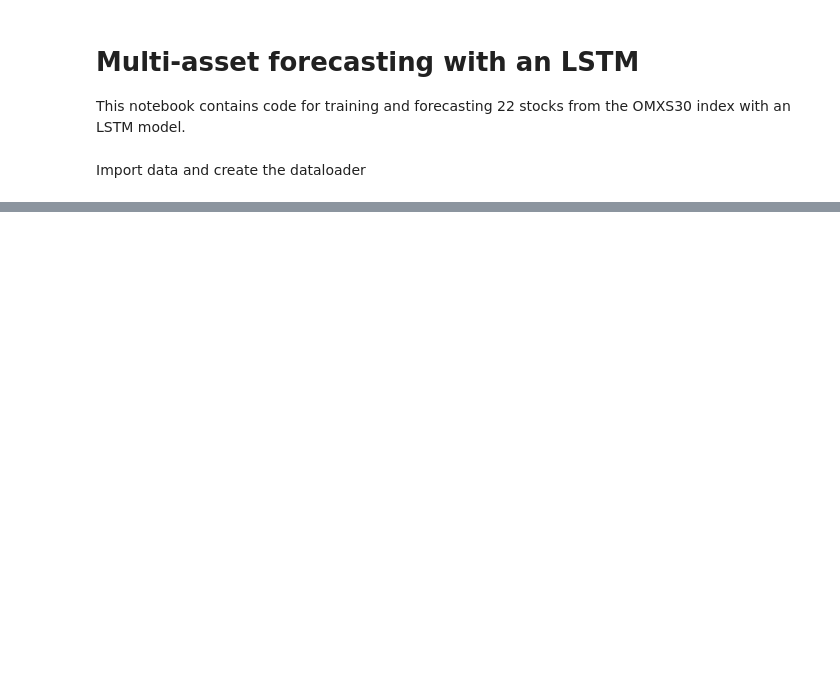
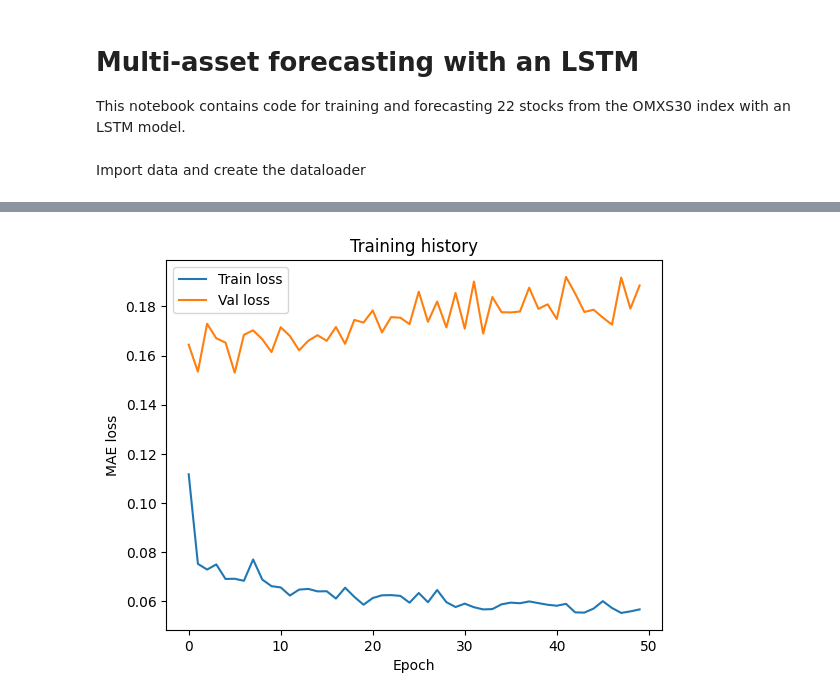
Before and after one commit to peogradin/Project-AMLNN, a Jupyter notebook: MultiAssetLSTM.ipynb, the cells around one changed output, grey strips where cells are left out. Saved outputs shown, nothing was run; the diff lists cells and outputs as text; code cells hidden in the pictures; blank space fills up the shorter version.

```diff
--- a/MultiAssetLSTM.ipynb
+++ b/MultiAssetLSTM.ipynb
@@ -118,3 +125,21 @@ plt.ylabel('Cumulative return (asset 0)')
 plt.title('Predicted vs Actual on Training Set (first asset)')
 plt.legend()
 plt.show()
+# %%
+import deeplay as dl
+
+
+gru_dl = dl.RecurrentModel(
+    in_features=len(features)*len(tickers),
+    hidden_features=[128, 128, 128],
+    out_features=len(tickers),
+    rnn_type="GRU",
+    dropout=0.2,
+)
+gru_stacked = dl.Regressor(gru_dl, optimizer=dl.Adam(lr=0.001)).create()
+
+trainer = dl.Trainer(max_epochs=50, accelerator="auto")
+trainer.fit(gru_stacked, train_loader, val_loader)
+
+train_losses = trainer.history.history["train_loss_epoch"]["value"]
+val_losses = trainer.history.history["val_loss_epoch"]["value"][1:]
@@ -120,0 +164,13 @@ plt.show()
+# %%
+# Plot training and validation losses
+import matplotlib.pyplot as plt
+plt.figure()
+plt.plot(train_losses, label='Train loss')
+plt.plot(val_losses, label='Val loss')
+plt.xlabel('Epoch')
+plt.ylabel('MAE loss')
+plt.title('Training history')
+plt.legend()
+plt.show()
+# %% [output]
+[figure, added]
```
Also changed, not shown: parts of 3 cells of this notebook, 2 other files.
